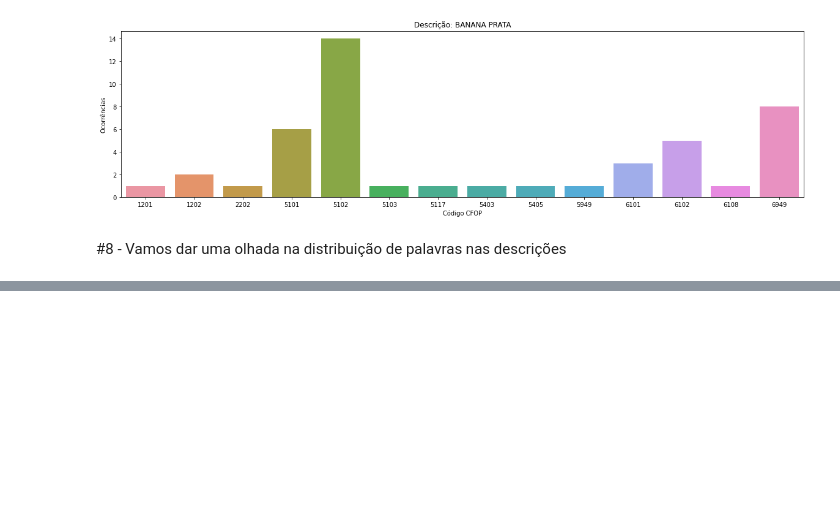
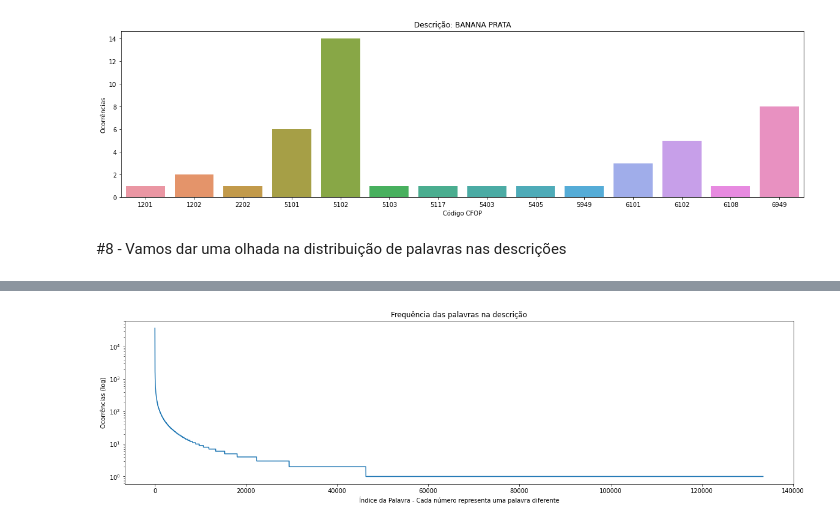
Before and after one commit to mfilipak/AFRAC_IA, a Jupyter notebook: 001_EDA_(Dados_do_Portal_da_cidadânia).ipynb, the cells around one changed output, grey strips where cells are left out. Cells and saved outputs as stored; diff of their text form; code cells hidden in the pictures; blank space fills up the shorter version.

```diff
--- a/001_EDA_(Dados_do_Portal_da_cidadânia).ipynb
+++ b/001_EDA_(Dados_do_Portal_da_cidadânia).ipynb
@@ -278,0 +323,5 @@ print("Em ")
+# %%
+all_words = []
+for d in list(df4["DESCR"]):
+    all_words += d.split()
+words_counts = pd.DataFrame(all_words).value_counts()
@@ -278,0 +357,10 @@ print("Em ")
+# %%
+plt.figure(figsize=((20,5)))
+plt.title("Frequência das palavras na descrição")
+plt.ylabel("Ocorrências (log)")
+plt.xlabel("Índice da Palavra - Cada número representa uma palavra diferente")
+plt.yscale("log")
+plt.plot(list(words_counts)[:])
+plt.show()
+# %% [output]
+[figure, added]
```
Also changed, not shown: parts of 13 cells of this notebook.
